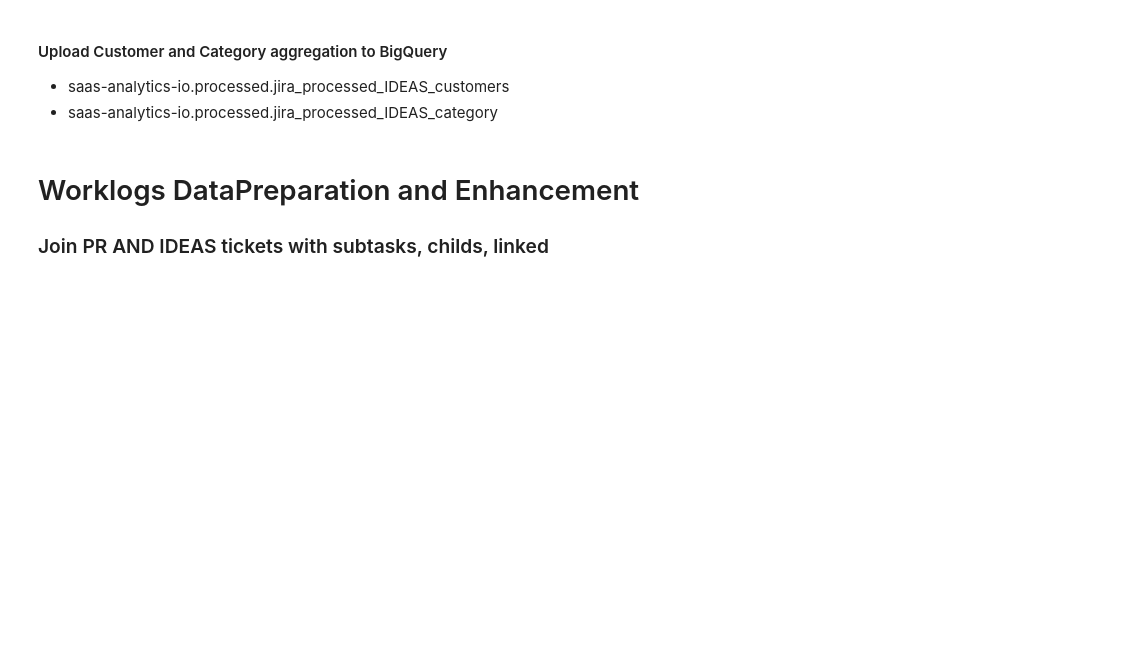
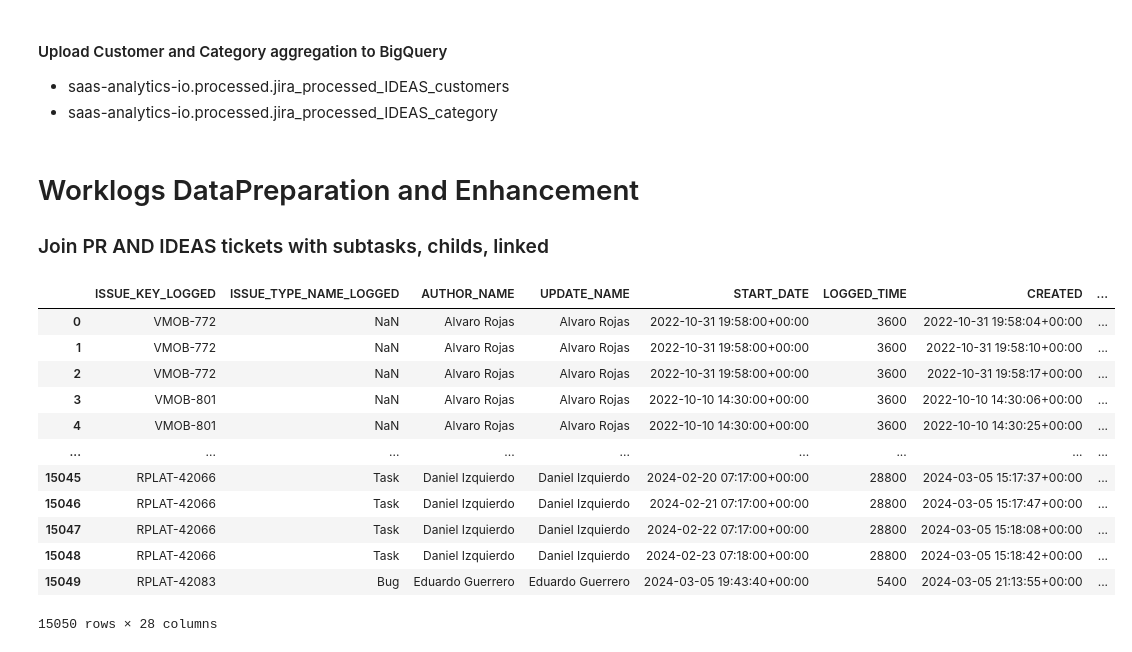
Before and after one commit to carlos-diazromero-mojix-com/FinOps, a Jupyter notebook: Jira Issues Python3.ipynb, the cells around one changed output. Saved outputs shown, nothing was run; the diff lists cells and outputs as text; code cells hidden in the pictures; blank space fills up the shorter version.

```diff
--- a/Jira Issues Python3.ipynb
+++ b/Jira Issues Python3.ipynb
@@ -1133,27 +1195,27 @@ df_category_ideas_agg.to_gbq(table, if_exists='replace')
 #df_worklog_1.head()
 # %%
 
-df_PR_worklogs_sub = df_PR_f[['ISSUE_KEY'
-                          ,'LINKED_1_ISSUE_KEY','LINKED_1_ISSUE_TYPE_NAME','LINKED_1_ISSUE_STATUS_NAME','LINKED_1_VERSION_NAME'
-                          ,'CHILD_ISSUE_KEY','CHILD_ISSUE_TYPE_NAME','CHILD_ISSUE_STATUS_NAME','CHILD_SPRINT_DATE_VERSION','CHILD_SPRINT_END_DATE_VERSION'
-                          ,'SUB_ISSUE_KEY','SUB_ISSUE_TYPE_NAME','SUB_ISSUE_STATUS_NAME','SUB_STATUS_CATEGORY_CHANGE_DATE','SUB_PROGRESS'
-                          ,'TOTAL_STORYPOINTS']].drop_duplicates()
+#df_PR_worklogs_sub = df_PR_f[['ISSUE_KEY'
+ #                         ,'LINKED_1_ISSUE_KEY','LINKED_1_ISSUE_TYPE_NAME','LINKED_1_ISSUE_STATUS_NAME','LINKED_1_VERSION_NAME'
+  #                        ,'CHILD_ISSUE_KEY','CHILD_ISSUE_TYPE_NAME','CHILD_ISSUE_STATUS_NAME','CHILD_SPRINT_DATE_VERSION','CHILD_SPRINT_END_DATE_VERSION','CHILD_SPRINT_NAME'
+   #                       ,'SUB_ISSUE_KEY','SUB_ISSUE_TYPE_NAME','SUB_ISSUE_STATUS_NAME','SUB_STATUS_CATEGORY_CHANGE_DATE','SUB_PROGRESS','SUB_SPRINT_NAME'
+    #                      ,'TOTAL_STORYPOINTS']].drop_duplicates()
 
-df_PR_worklogs_child = df_PR_f[(df_PR_f['CHILD_ISSUE_KEY'].notnull())&(df_PR_f['SUB_ISSUE_KEY'].isnull())][['ISSUE_KEY'
-                          ,'LINKED_1_ISSUE_KEY','LINKED_1_ISSUE_TYPE_NAME','LINKED_1_ISSUE_STATUS_NAME'
-                          ,'CHILD_ISSUE_KEY','CHILD_ISSUE_TYPE_NAME','CHILD_ISSUE_STATUS_NAME','CHILD_SPRINT_DATE_VERSION','CHILD_SPRINT_END_DATE_VERSION'
+#df_PR_worklogs_child = df_PR_f[(df_PR_f['CHILD_ISSUE_KEY'].notnull())&(df_PR_f['SUB_ISSUE_KEY'].isnull())][['ISSUE_KEY'
+#                          ,'LINKED_1_ISSUE_KEY','LINKED_1_ISSUE_TYPE_NAME','LINKED_1_ISSUE_STATUS_NAME'
+ #                         ,'CHILD_ISSUE_KEY','CHILD_ISSUE_TYPE_NAME','CHILD_ISSUE_STATUS_NAME','CHILD_SPRINT_DATE_VERSION','CHILD_SPRINT_END_DATE_VERSION','CHILD_SPRINT_NAME'
                           #,'SUB_ISSUE_KEY','SUB_ISSUE_TYPE_NAME','SUB_ISSUE_STATUS_NAME','SUB_STATUS_CATEGORY_CHANGE_DATE'
-                          ,'TOTAL_STORYPOINTS','SUB_PROGRESS']].drop_duplicates()
+  #                        ,'TOTAL_STORYPOINTS','SUB_PROGRESS']].drop_duplicates()
 
 df_IDEAS_worklogs_sub = df_YTEM_1[['ISSUE_KEY'
                           ,'LINKED_1_ISSUE_KEY','LINKED_1_ISSUE_TYPE_NAME','LINKED_1_ISSUE_STATUS_NAME','LINKED_1_VERSION_NAME'
-                          ,'CHILD_ISSUE_KEY','CHILD_ISSUE_TYPE_NAME','CHILD_ISSUE_STATUS_NAME','CHILD_SPRINT_DATE_VERSION','CHILD_SPRINT_END_DATE_VERSION'
-                          ,'SUB_ISSUE_KEY','SUB_ISSUE_TYPE_NAME','SUB_ISSUE_STATUS_NAME','SUB_STATUS_CATEGORY_CHANGE_DATE','SUB_PROGRESS'
+                          ,'CHILD_ISSUE_KEY','CHILD_ISSUE_TYPE_NAME','CHILD_ISSUE_STATUS_NAME','CHILD_SPRINT_DATE_VERSION','CHILD_SPRINT_END_DATE_VERSION','CHILD_SPRINT_NAME'
+                          ,'SUB_ISSUE_KEY','SUB_ISSUE_TYPE_NAME','SUB_ISSUE_STATUS_NAME','SUB_STATUS_CATEGORY_CHANGE_DATE','SUB_PROGRESS','SUB_SPRINT_NAME'
                           ,'TOTAL_STORYPOINTS']].drop_duplicates()
 
 df_IDEAS_worklogs_child = df_YTEM_1[(df_YTEM_1['CHILD_ISSUE_KEY'].notnull())&(df_YTEM_1['SUB_ISSUE_KEY'].isnull())][['ISSUE_KEY'
                           ,'LINKED_1_ISSUE_KEY','LINKED_1_ISSUE_TYPE_NAME','LINKED_1_ISSUE_STATUS_NAME'
-                          ,'CHILD_ISSUE_KEY','CHILD_ISSUE_TYPE_NAME','CHILD_ISSUE_STATUS_NAME','CHILD_SPRINT_DATE_VERSION','CHILD_SPRINT_END_DATE_VERSION'
+                          ,'CHILD_ISSUE_KEY','CHILD_ISSUE_TYPE_NAME','CHILD_ISSUE_STATUS_NAME','CHILD_SPRINT_DATE_VERSION','CHILD_SPRINT_END_DATE_VERSION','CHILD_SPRINT_NAME'
                           #,'SUB_ISSUE_KEY','SUB_ISSUE_TYPE_NAME','SUB_ISSUE_STATUS_NAME','SUB_STATUS_CATEGORY_CHANGE_DATE'
                           ,'TOTAL_STORYPOINTS','SUB_PROGRESS']].drop_duplicates()
 # %%
@@ -1163,3 +1225,21 @@ df_worklog_enh = pd.merge(df_worklog_U,df_PR_worklogs_sub, left_on = 'ISSUE_KEY_
+# %%
+df_worklog_enh_3 = pd.merge(df_worklog_U,df_IDEAS_worklogs_sub, left_on = 'ISSUE_KEY_LOGGED', right_on = 'SUB_ISSUE_KEY',how = 'left')
+# %%
+df_worklog_enh_3
+# %% [output]
+|  | ISSUE_KEY_LOGGED | ISSUE_TYPE_NAME_LOGGED | AUTHOR_NAME | UPDATE_NAME | START_DATE | LOGGED_TIME | CREATED | ... |
+| 0 | VMOB-772 | NaN | Alvaro Rojas | Alvaro Rojas | 2022-10-31 19:58:00+00:00 | 3600 | 2022-10-31 19:58:04+00:00 | ... |
+| 1 | VMOB-772 | NaN | Alvaro Rojas | Alvaro Rojas | 2022-10-31 19:58:00+00:00 | 3600 | 2022-10-31 19:58:10+00:00 | ... |
+| 2 | VMOB-772 | NaN | Alvaro Rojas | Alvaro Rojas | 2022-10-31 19:58:00+00:00 | 3600 | 2022-10-31 19:58:17+00:00 | ... |
+| 3 | VMOB-801 | NaN | Alvaro Rojas | Alvaro Rojas | 2022-10-10 14:30:00+00:00 | 3600 | 2022-10-10 14:30:06+00:00 | ... |
+| 4 | VMOB-801 | NaN | Alvaro Rojas | Alvaro Rojas | 2022-10-10 14:30:00+00:00 | 3600 | 2022-10-10 14:30:25+00:00 | ... |
+| ... | ... | ... | ... | ... | ... | ... | ... | ... |
+| 15045 | RPLAT-42066 | Task | Daniel Izquierdo | Daniel Izquierdo | 2024-02-20 07:17:00+00:00 | 28800 | 2024-03-05 15:17:37+00:00 | ... |
+| 15046 | RPLAT-42066 | Task | Daniel Izquierdo | Daniel Izquierdo | 2024-02-21 07:17:00+00:00 | 28800 | 2024-03-05 15:17:47+00:00 | ... |
+| 15047 | RPLAT-42066 | Task | Daniel Izquierdo | Daniel Izquierdo | 2024-02-22 07:17:00+00:00 | 28800 | 2024-03-05 15:18:08+00:00 | ... |
+| 15048 | RPLAT-42066 | Task | Daniel Izquierdo | Daniel Izquierdo | 2024-02-23 07:18:00+00:00 | 28800 | 2024-03-05 15:18:42+00:00 | ... |
+| 15049 | RPLAT-42083 | Bug | Eduardo Guerrero | Eduardo Guerrero | 2024-03-05 19:43:40+00:00 | 5400 | 2024-03-05 21:13:55+00:00 | ... |
+15050 rows × 28 columns
 # %%
 ## Worklog enrich with CHILD ISSUES
 
```
Also changed, not shown: parts of 37 cells of this notebook, 2 other files.
